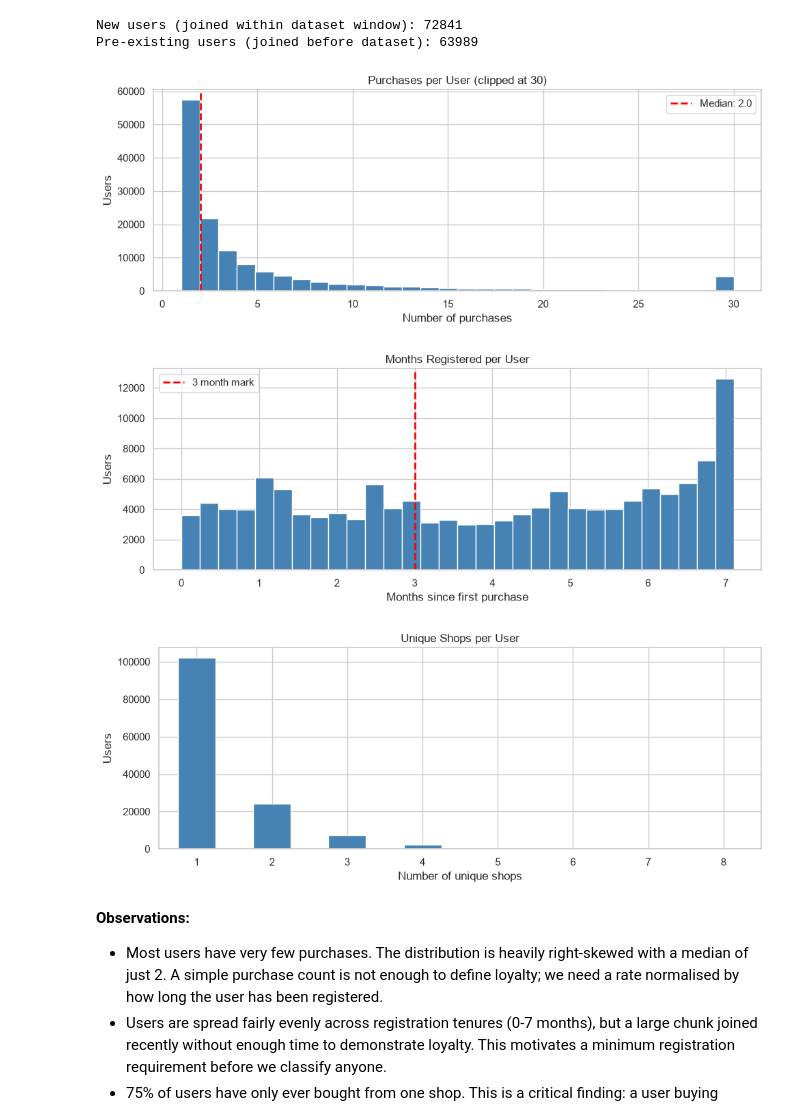
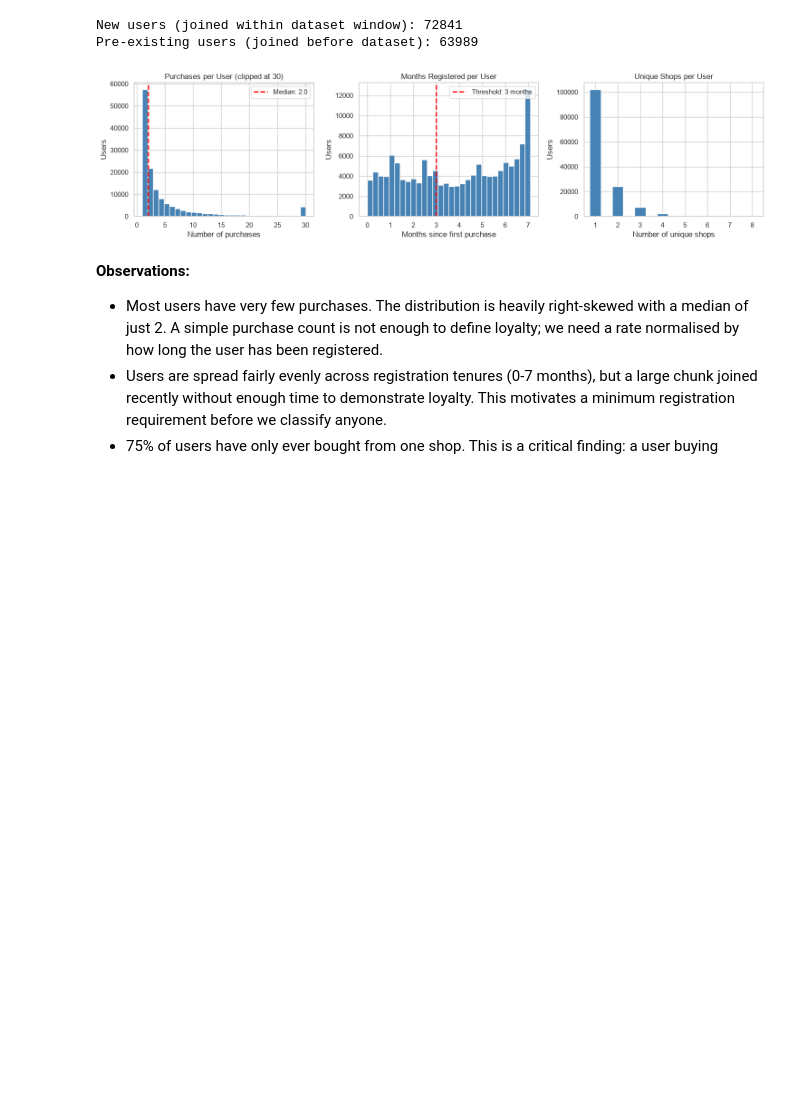
Before and after one commit to Prathmesh8280/Paidy, a Jupyter notebook: ds_candidate_assignment/spendy_loyalty_analysis.ipynb, the cells around one changed output. Drawn from its saved outputs; the diff is of its cells as text; code cells hidden in the pictures; blank space fills up the shorter version.

```diff
--- a/ds_candidate_assignment/spendy_loyalty_analysis.ipynb
+++ b/ds_candidate_assignment/spendy_loyalty_analysis.ipynb
@@ -81,40 +81,34 @@ eda_stats['months_registered'] = (dataset_end_eda - eda_stats['join_date']).dt.d
 New users (joined within dataset window): 72841
 Pre-existing users (joined before dataset): 63989
 # %%
-fig, ax = plt.subplots(figsize=(10, 4))
-eda_stats['total_purchases'].clip(upper=30).hist(bins=30, ax=ax, color='steelblue', edgecolor='white')
-ax.axvline(eda_stats['total_purchases'].median(), color='red', linestyle='--', linewidth=2,
+fig, axes = plt.subplots(1, 3, figsize=(15, 4))
+
+eda_stats['total_purchases'].clip(upper=30).hist(bins=30, ax=axes[0], color='steelblue', edgecolor='white')
+axes[0].axvline(eda_stats['total_purchases'].median(), color='red', linestyle='--', linewidth=2,
            label='Median: ' + str(eda_stats['total_purchases'].median()))
-ax.set_title('Purchases per User (clipped at 30)')
-ax.set_xlabel('Number of purchases')
-ax.set_ylabel('Users')
-ax.legend()
+axes[0].set_title('Purchases per User (clipped at 30)')
+axes[0].set_xlabel('Number of purchases')
+axes[0].set_ylabel('Users')
+axes[0].legend()
+
+eda_stats['months_registered'].hist(bins=30, ax=axes[1], color='steelblue', edgecolor='white')
+axes[1].axvline(3, color='red', linestyle='--', linewidth=2, label='Threshold: 3 months')
+axes[1].set_title('Months Registered per User')
+axes[1].set_xlabel('Months since first purchase')
+axes[1].set_ylabel('Users')
+axes[1].legend()
+
+shop_counts = eda_stats['unique_shops'].value_counts().sort_index().head(8)
+shop_counts.plot(kind='bar', ax=axes[2], color='steelblue', edgecolor='white')
+axes[2].set_title('Unique Shops per User')
+axes[2].set_xlabel('Number of unique shops')
+axes[2].set_ylabel('Users')
+axes[2].tick_params(axis='x', rotation=0)
+
 plt.tight_layout()
 plt.show()
-
-fig, ax = plt.subplots(figsize=(10, 4))
-eda_stats['months_registered'].hist(bins=30, ax=ax, color='steelblue', edgecolor='white')
-ax.axvline(3, color='red', linestyle='--', linewidth=2, label='3 month mark')
-ax.set_title('Months Registered per User')
-ax.set_xlabel('Months since first purchase')
-ax.set_ylabel('Users')
-ax.legend()
-plt.tight_layout()
-plt.show()
-
-fig, ax = plt.subplots(figsize=(10, 4))
-shop_counts = eda_stats['unique_shops'].value_counts().sort_index().head(8)
-shop_counts.plot(kind='bar', ax=ax, color='steelblue', edgecolor='white')
-ax.set_title('Unique Shops per User')
-ax.set_xlabel('Number of unique shops')
-ax.set_ylabel('Users')
-ax.tick_params(axis='x', rotation=0)
-plt.tight_layout()
-plt.show()
 # %% [output]
-[figure, old version]
+[figure, new version]
-[figure, removed]
-[figure, removed]
 # %% [markdown]
 **Observations:**
 - Most users have very few purchases. The distribution is heavily right-skewed with a median of just 2. A simple purchase count is not enough to define loyalty; we need a rate normalised by how long the user has been registered.
```
Also changed, not shown: parts of 32 cells of this notebook, 4 other files.
